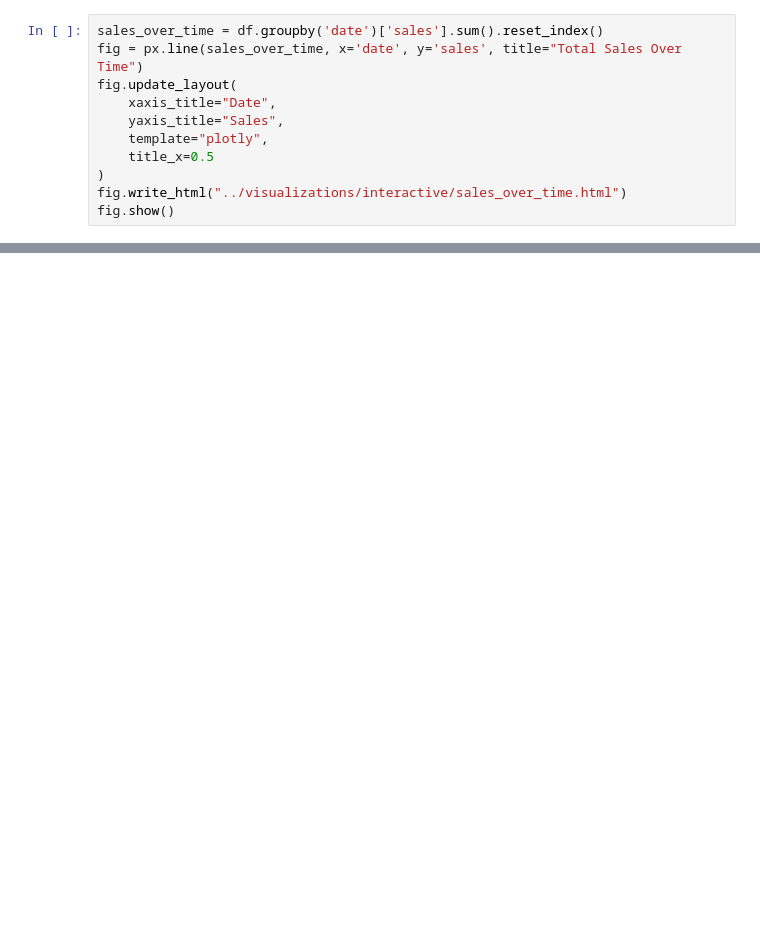
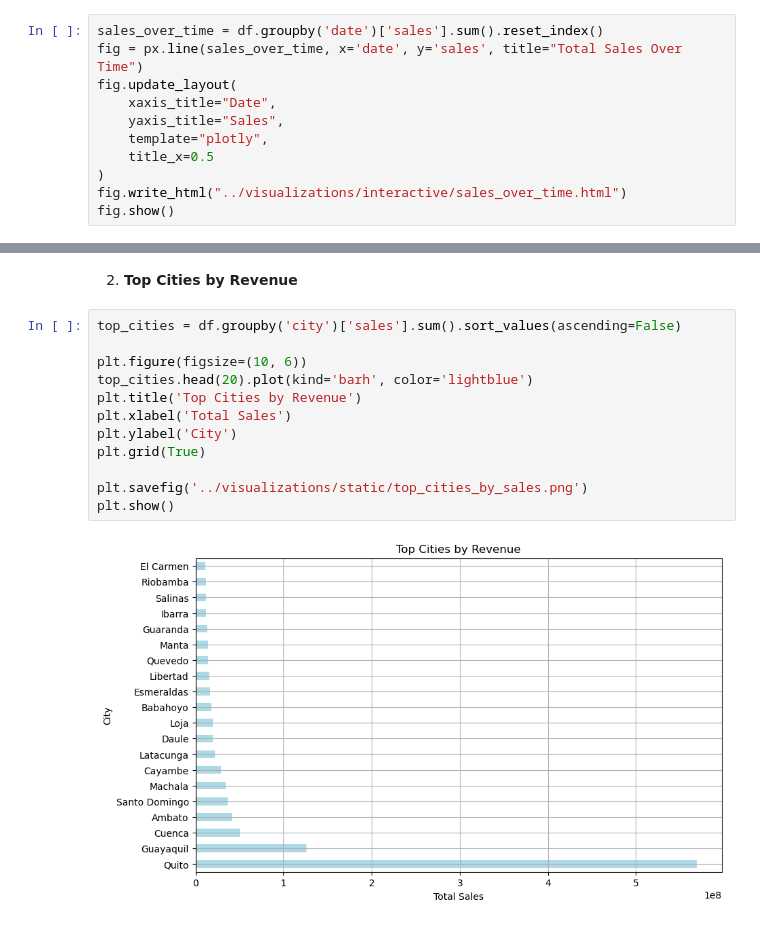
Before and after one commit to Seif-Eldin-Omar/sales-forecasting-optimization, a Jupyter notebook: notebooks/visualization_demo.ipynb, the cells around one changed output, grey strips where cells are left out. Cells and saved outputs as stored; diff of their text form; blank space fills up the shorter version.

```diff
--- a/notebooks/visualization_demo.ipynb
+++ b/notebooks/visualization_demo.ipynb
@@ -33,0 +74,16 @@ fig.show()
+# %% [markdown]
+2. **Top Cities by Revenue**
+# %%
+top_cities = df.groupby('city')['sales'].sum().sort_values(ascending=False)
+
+plt.figure(figsize=(10, 6))
+top_cities.head(20).plot(kind='barh', color='lightblue')
+plt.title('Top Cities by Revenue')
+plt.xlabel('Total Sales')
+plt.ylabel('City')
+plt.grid(True)
+
+plt.savefig('../visualizations/static/top_cities_by_sales.png')
+plt.show()
+# %% [output]
+[figure, added]
```
Also changed, not shown: parts of 10 cells of this notebook, 7 other files.
